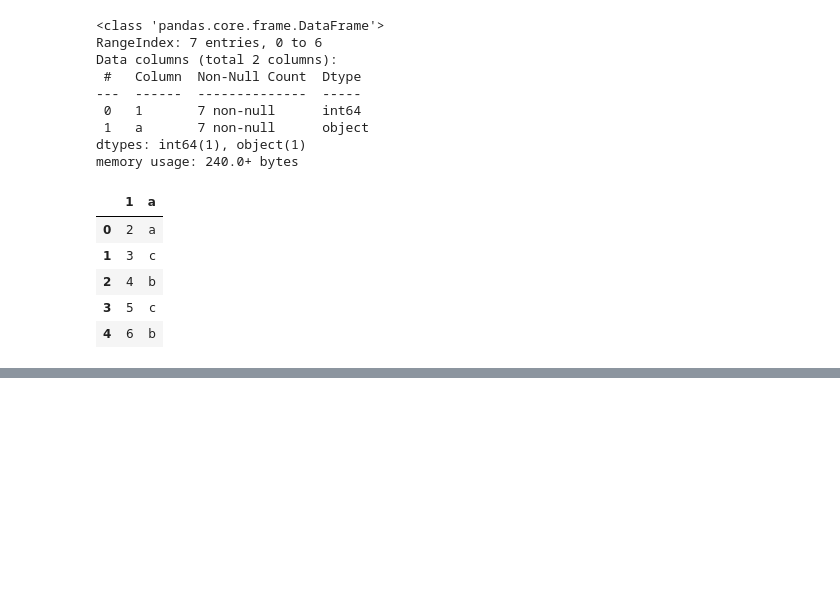
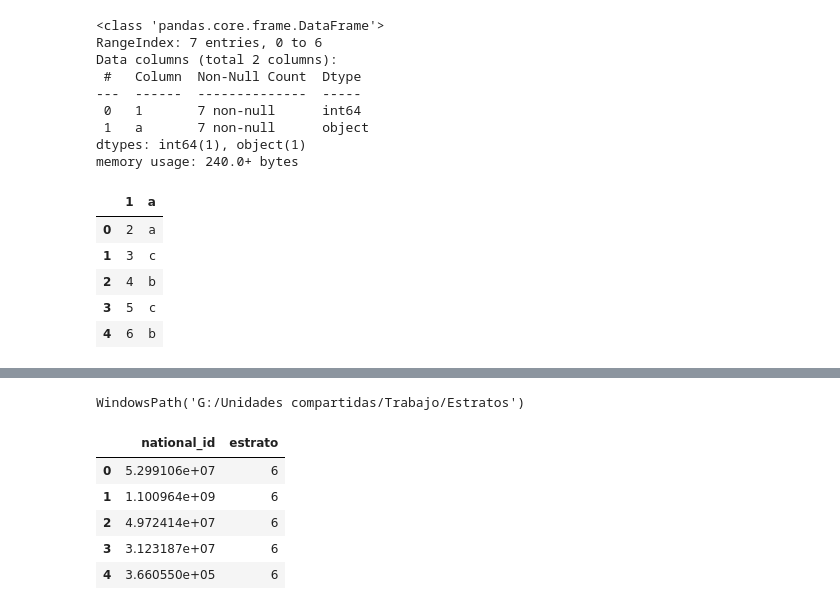
Before and after one commit to oecorrechag/plantilla, a Jupyter notebook: {{ cookiecutter.project_slug }}/notebooks/0.1.0_download.ipynb, the cells around one changed output, grey strips where cells are left out. Saved outputs shown, nothing was run; the diff lists cells and outputs as text; code cells hidden in the pictures; blank space fills up the shorter version.

Commit message:
se agregaron paths para otras direcciones, graficos, ejemplo

```diff
--- a/{{ cookiecutter.project_slug }}/notebooks/0.1.0_download.ipynb
+++ b/{{ cookiecutter.project_slug }}/notebooks/0.1.0_download.ipynb
@@ -38,3 +47,18 @@ df.head()
 df.to_csv(path.data_processed_dir("df.csv"), index=False)
 # %%
 df.to_csv(path.reports_dir("df.csv"), index=False)
+# %%
+d = direcciones('Estratos')
+d
+# %% [output]
+WindowsPath('G:/Unidades compartidas/Trabajo/Estratos')
+# %%
+datag = pd.read_csv(d/'estratos.csv')
+datag.head()
+# %% [output]
+|  | national_id | estrato |
+| 0 | 5.299106e+07 | 6 |
+| 1 | 1.100964e+09 | 6 |
+| 2 | 4.972414e+07 | 6 |
+| 3 | 3.123187e+07 | 6 |
+| 4 | 3.660550e+05 | 6 |
```
Also changed, not shown: parts of 3 cells of this notebook, 4 other files.
